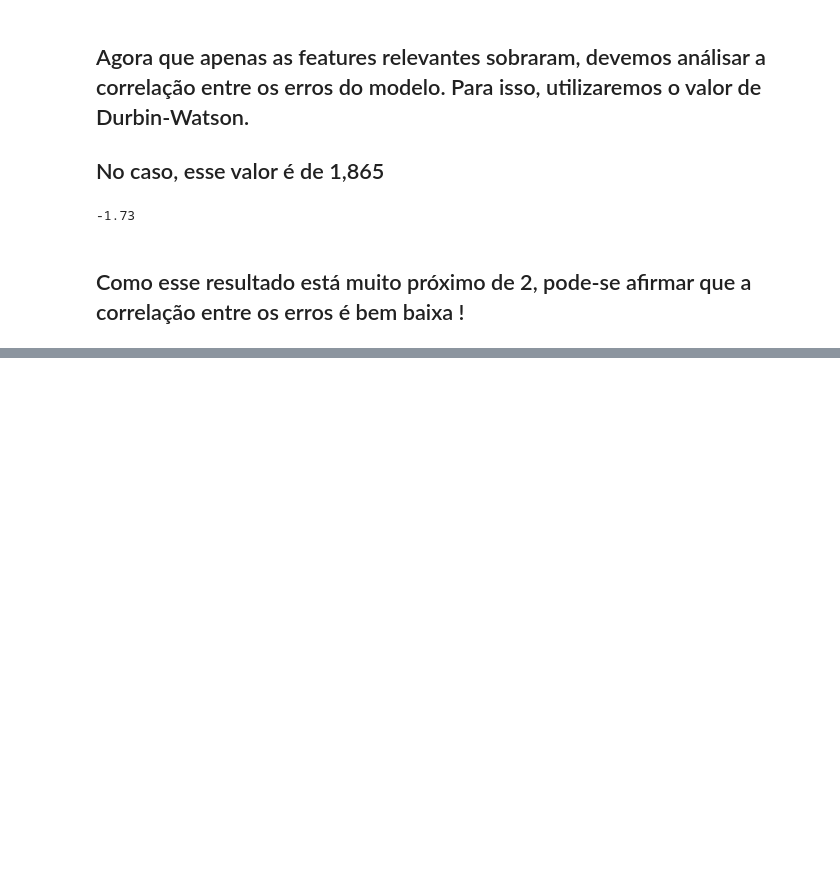
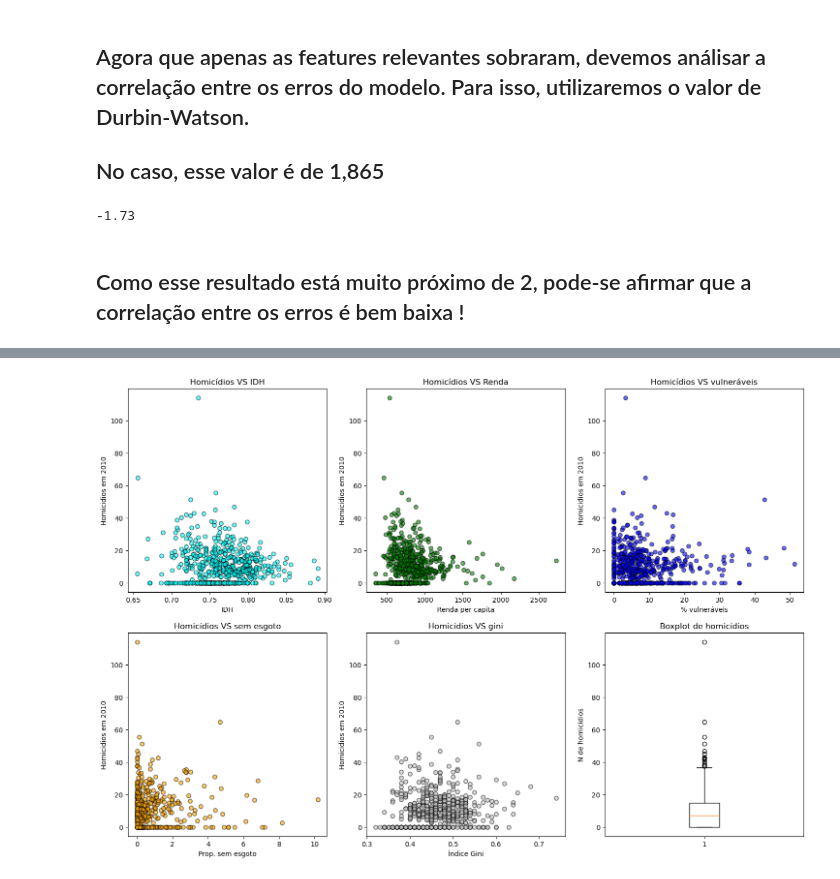
Before and after one commit to felipebns/P2_Cdados, a Jupyter notebook: p2_cdados.ipynb, the cells around one changed output, grey strips where cells are left out. Cells and saved outputs as stored; diff of their text form; code cells hidden in the pictures; blank space fills up the shorter version.

Commit message:
testes + gráficos

```diff
--- a/p2_cdados.ipynb
+++ b/p2_cdados.ipynb
@@ -377,0 +415,7 @@ resultado
+# %%
+ivs_filtrado_t = ivs.loc[:,('ano','id_municipio','sigla_uf','idhm','renda_per_capita','proporcao_vulnerabilidade_socioeconomica', 'proporcao_sem_agua_esgoto','indice_gini')]
+ivs_t_t = ivs_filtrado_t.loc[(ivs['sigla_uf'] == 'SP') & (ivs['ano'] == 2010)]
+# %%
+ivs_novo_t = ivs_t_t.dropna()
+ivs_novo2_t = ivs_novo_t.drop_duplicates(subset='id_municipio', keep = 'first')
+ivs_novo2_t
@@ -377,0 +436,3 @@ resultado
+# %%
+tabela_final_t = pd.merge(ivs_novo2_t, homicidio_ano[['id_municipio', 'Homicidio_total']], on='id_municipio', how='left')
+tabela_definitiva_t = tabela_final_t.dropna()
@@ -377,0 +455,3 @@ resultado
+# %%
+df_teste = pd.merge(ibge_2010_sp, tabela_definitiva_t, on=['id_municipio','sigla_uf', 'ano'])
+df_teste['Taxa_Hom_porM'] = (df_teste['Homicidio_total']/df_teste['populacao'])*100000 #hom a cada 100mil hb
@@ -377,0 +476,75 @@ resultado
+# %%
+plt.figure(figsize=(18,12))
+
+plt.subplot(2,3,1)
+plt.scatter(df_teste['idhm'], df_teste['Taxa_Hom_porM'].astype(float), alpha=0.6, color='cyan', edgecolors="black")
+plt.xlabel('IDH')
+plt.ylabel('Homicidios em 2010')
+plt.title('Homicídios VS IDH')
+corr_idhm = df_teste['Taxa_Hom_porM'].astype(float).corr(df_teste['idhm'])
+if abs(corr_idhm) < 0.3:
+    print(f'Correlação entre homicídios e idhm é fraca e possui valor de {corr_idhm}')
+elif abs(corr_idhm) >0.3 and (corr_idhm) < 0.7:
+    print(f'Correlação entre homicídios e idhm é moderada e possui valor de {corr_idhm}')
+elif abs(corr_idhm) > 0.7:
+    print(f'Correlação entre homicídios e idhm é forte e possui valor de {corr_idhm}')
+
+plt.subplot(2,3,2)
+plt.scatter(df_teste['renda_per_capita'], df_teste['Taxa_Hom_porM'].astype(float), alpha=0.6, color='green', edgecolors="black")
+plt.xlabel('Renda per capita')
+plt.ylabel('Homicidios em 2010')
+plt.title('Homicídios VS Renda')
+corr_crianca = df_teste['Taxa_Hom_porM'].astype(float).corr(df_teste['renda_per_capita'])
+if abs(corr_crianca) < 0.3:
+    print(f'Correlação entre homicídios e renda per capita é fraca e possui valor de {corr_crianca}')
+elif abs(corr_crianca) >0.3 and (corr_crianca) < 0.7:
+    print(f'Correlação entre homicídios e renda per capita é moderada e possui valor de {corr_crianca}')
+elif abs(corr_crianca) > 0.7:
+    print(f'Correlação entre homicídios e renda per capita é forte e possui valor de {corr_crianca}')
+
+plt.subplot(2,3,3)
+plt.scatter(df_teste['proporcao_vulnerabilidade_socioeconomica'], df_teste['Taxa_Hom_porM'].astype(float), alpha=0.6, color='blue', edgecolors="black")
+plt.xlabel('% vulneráveis')
+plt.ylabel('Homicidios em 2010')
+plt.title('Homicídios VS vulneráveis')
+corr_vul = df_teste['Taxa_Hom_porM'].astype(float).corr(df_teste['proporcao_vulnerabilidade_socioeconomica'])
+if abs(corr_vul) < 0.3:
+    print(f'Correlação entre homicídios e prop. de pessoas vulneráveis é fraca e possui valor de {corr_vul}')
+elif abs(corr_vul) >0.3 and (corr_vul) < 0.7:
+    print(f'Correlação entre homicídios e prop. de pessoas vulneráveis é moderada e possui valor de {corr_vul}')
+elif abs(corr_vul) > 0.7:
+    print(f'Correlação entre homicídios e prop. de pessoas vulneráveis é forte e possui valor de {corr_vul}')
+
+plt.subplot(2,3,4)
+plt.scatter(df_teste['proporcao_sem_agua_esgoto'], df_teste['Taxa_Hom_porM'].astype(float), alpha=0.6, color='Orange', edgecolors="black")
+plt.xlabel('Prop. sem esgoto')
+plt.ylabel('Homicidios em 2010')
+plt.title('Homicídios VS sem esgoto')
+corr_esg = df_teste['Taxa_Hom_porM'].astype(float).corr(df_teste['proporcao_sem_agua_esgoto'])
+if abs(corr_esg) < 0.3:
+    print(f'Correlação entre homicídios e prop. de pessoas sem esgoto é fraca e possui valor de {corr_esg}')
+elif abs(corr_esg) >0.3 and (corr_esg) < 0.7:
+    print(f'Correlação entre homicídios e prop. de pessoas sem esgoto é moderada e possui valor de {corr_esg}')
+elif abs(corr_esg) > 0.7:
+    print(f'Correlação entre homicídios e prop. de pessoas sem esgoto é forte e possui valor de {corr_esg}')
+
+plt.subplot(2,3,5)
+plt.scatter(df_teste['indice_gini'], df_teste['Taxa_Hom_porM'].astype(float), alpha=0.6, color='silver', edgecolors="black")
+plt.xlabel('Índice Gini')
+plt.ylabel('Homicidios em 2010')
+plt.title('Homicídios VS gini')
+corr_gini = df_teste['Taxa_Hom_porM'].astype(float).corr(df_teste['indice_gini'])
+if abs(corr_gini) < 0.3:
+    print(f'Correlação entre homicídios e indice gini é fraca e possui valor de {corr_gini}')
+elif abs(corr_gini) >0.3 and (corr_gini) < 0.7:
+    print(f'Correlação entre homicídios e indice gini é moderada e possui valor de {corr_gini}')
+elif abs(corr_gini) > 0.7:
+    print(f'Correlação entre homicídios e indice gini é forte e possui valor de {corr_gini}')
+
+plt.subplot(2,3,6)
+plt.boxplot(df_teste['Taxa_Hom_porM'].astype(float))
+plt.title('Boxplot de homicídios')
+plt.ylabel('N de homicidios')
+
+plt.show()
+# %% [output]
@@ -377,0 +556 @@ resultado
+[figure, added]
```
Also changed, not shown: parts of 15 cells of this notebook.
